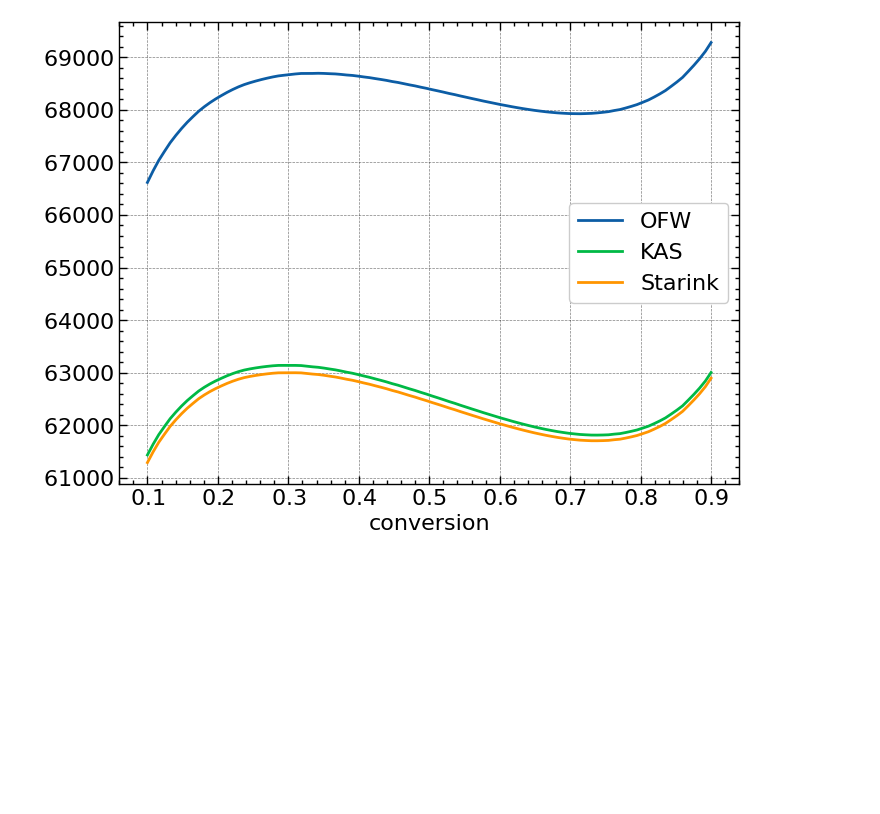
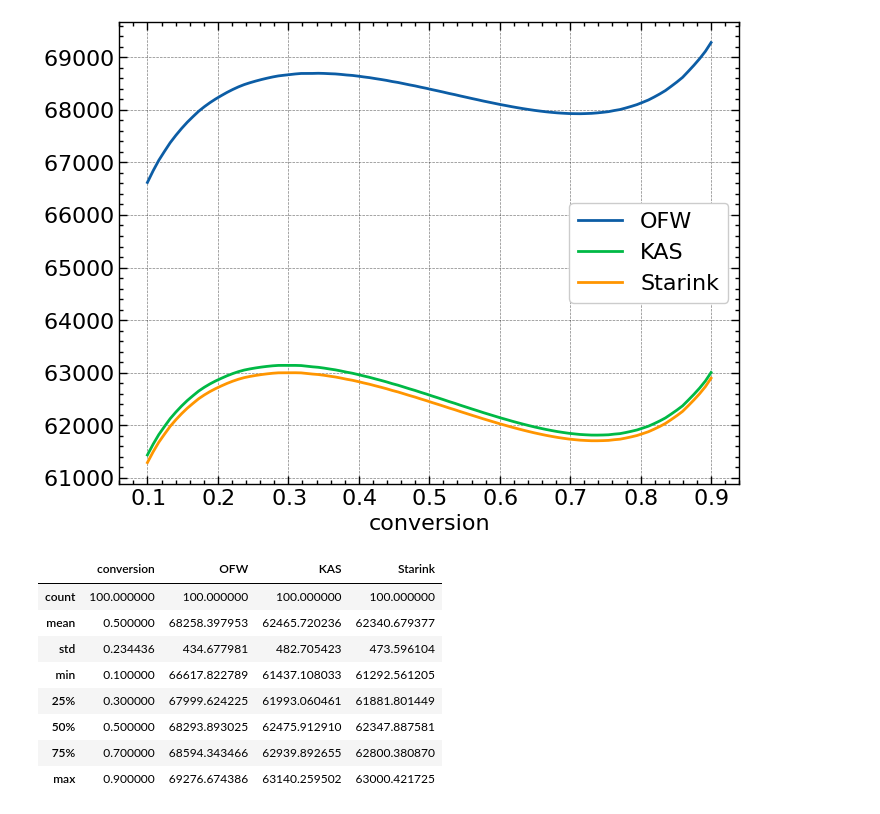
Before and after one commit to kdavjd/Open_ThermoKinetics, a Jupyter notebook: docs/ru/model_free.ipynb, the cells around one changed output. Cells and saved outputs as stored; diff of their text form; code cells hidden in the pictures; blank space fills up the shorter version.

```diff
--- a/docs/ru/model_free.ipynb
+++ b/docs/ru/model_free.ipynb
@@ -101,3 +101,15 @@ result_df.plot(x="conversion")
 # %% [output]
 <Axes: xlabel='conversion'>
 [figure]
+# %%
+result_df.describe()
+# %% [output]
+|  | conversion | OFW | KAS | Starink |
+| count | 100.000000 | 100.000000 | 100.000000 | 100.000000 |
+| mean | 0.500000 | 68258.397953 | 62465.720236 | 62340.679377 |
+| std | 0.234436 | 434.677981 | 482.705423 | 473.596104 |
+| min | 0.100000 | 66617.822789 | 61437.108033 | 61292.561205 |
+| 25% | 0.300000 | 67999.624225 | 61993.060461 | 61881.801449 |
+| 50% | 0.500000 | 68293.893025 | 62475.912910 | 62347.887581 |
+| 75% | 0.700000 | 68594.343466 | 62939.892655 | 62800.380870 |
+| max | 0.900000 | 69276.674386 | 63140.259502 | 63000.421725 |
```
Also changed, not shown: 6 other files.
